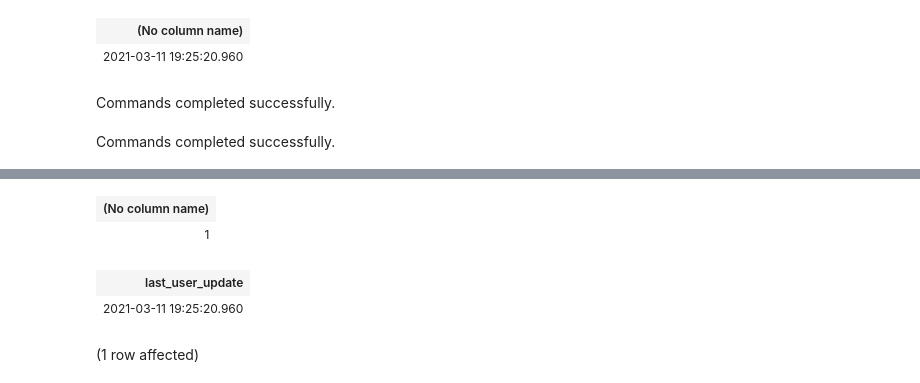
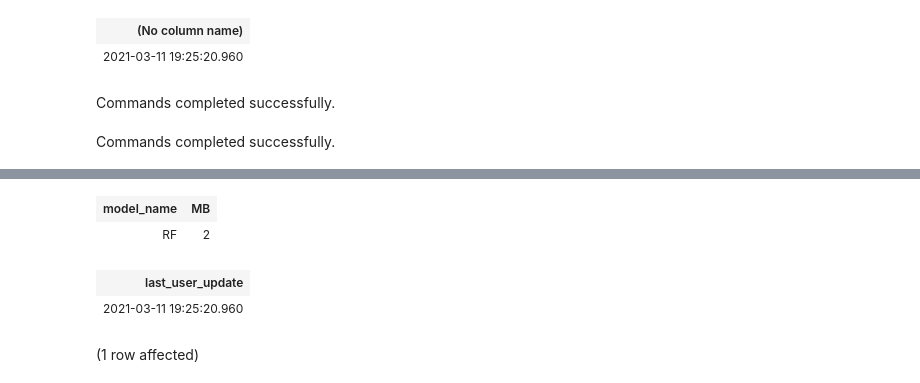
Before and after one commit to microsoft/r-server-hospital-length-of-stay, a Jupyter notebook: SQLPy/Claims/DbaHospitalLoSClaims.ipynb, the cells around one changed output, grey strips where cells are left out. Cells and saved outputs as stored; diff of their text form; code cells hidden in the pictures.

```diff
--- a/SQLPy/Claims/DbaHospitalLoSClaims.ipynb
+++ b/SQLPy/Claims/DbaHospitalLoSClaims.ipynb
@@ -90,7 +90,7 @@ Total execution time: 00:00:35.689
 | (No column name) |
 | 2021-03-11 19:25:20.960 |
 # %%
-select 1 from models where model_name = 'RF';
+select model_name, (datalength(model)/1024)/1024 as MB  from models where model_name = 'RF';
 go
 SELECT last_user_update
 FROM   sys.dm_db_index_usage_stats us
@@ -105,5 +105,5 @@ Total execution time: 00:00:00.140
-| (No column name) |
-| 1 |
+| model_name | MB |
+| RF | 2 |
 | last_user_update |
 | 2021-03-11 19:25:20.960 |
 # %%
```
Also changed, not shown: parts of 1 cell of this notebook.
